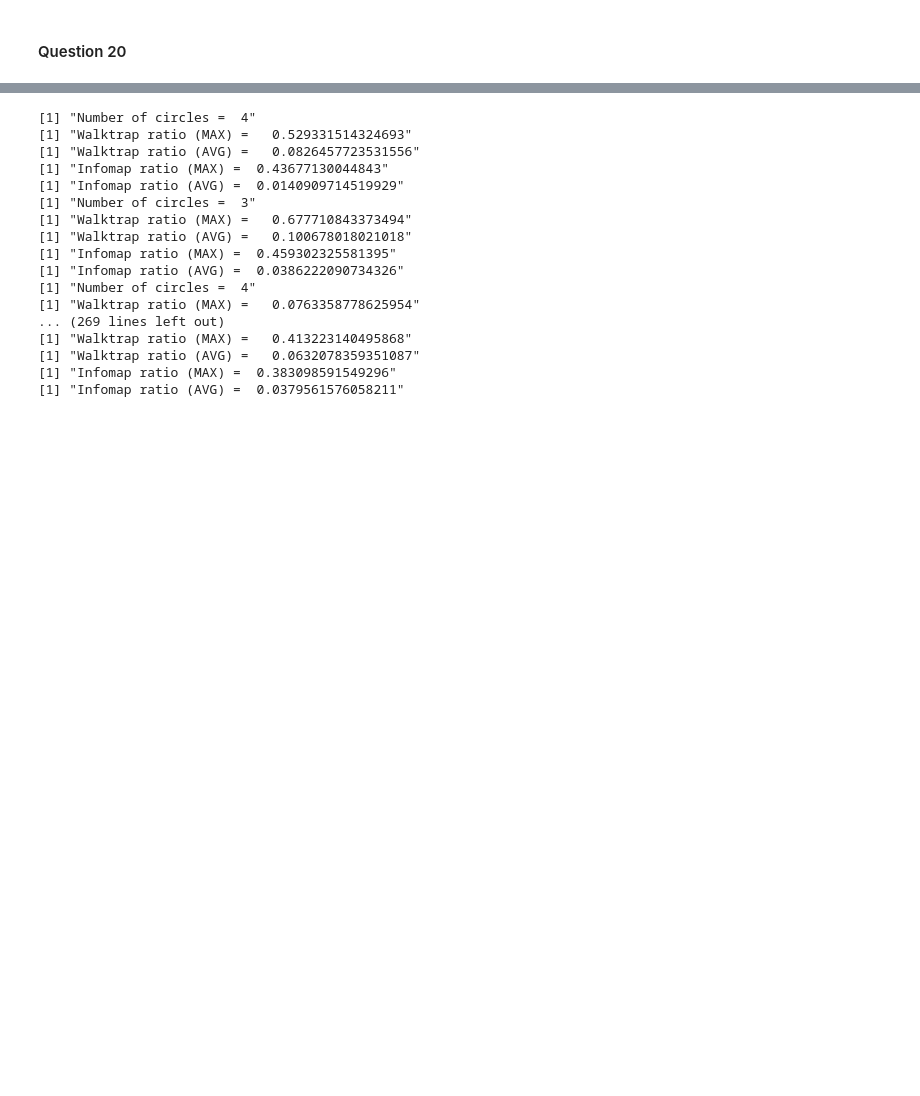
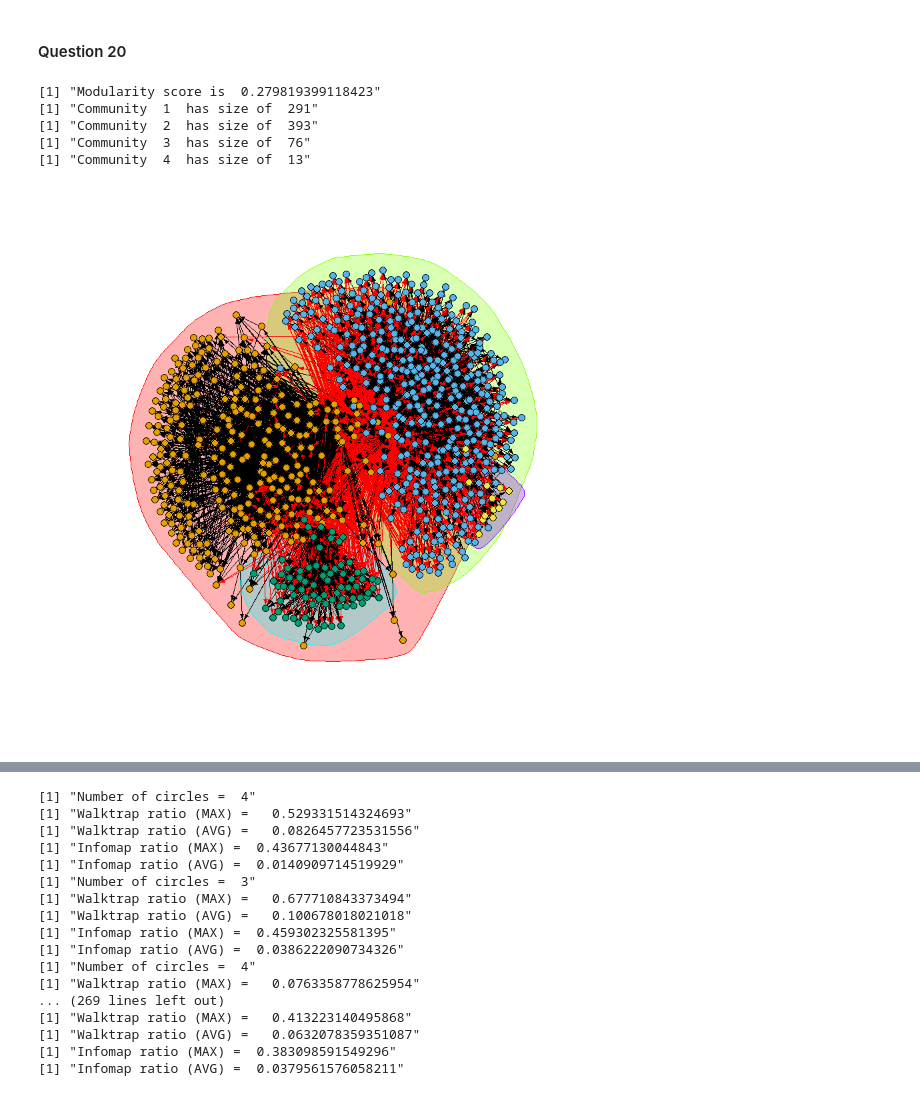
Before and after one commit to popo0293/232-P2, a Jupyter notebook: Part2.ipynb, the cells around one changed output, grey strips where cells are left out. Drawn from its saved outputs; the diff is of its cells as text; code cells hidden in the pictures; blank space fills up the shorter version.

```diff
--- a/Part2.ipynb
+++ b/Part2.ipynb
@@ -50,0 +48,17 @@ print(paste("Modularity score is ", modularity(walk1)))
+# %%
+walk1 = walktrap.community(g1)
+print(paste("Modularity score is ", modularity(walk1)))
+
+plot(walk1 , g1, vertex.label=NA, vertex.size=4, edge.arrow.size=.3)
+
+com_size = sizes(walk1)
+for (i in 1:length(walk1)){
+    print(paste("Community ", i," has size of ", com_size[i]))
+}
+# %% [output]
+[1] "Modularity score is  0.279819399118423"
+[1] "Community  1  has size of  291"
+[1] "Community  2  has size of  393"
+[1] "Community  3  has size of  76"
+[1] "Community  4  has size of  13"
+[figure, added]
```
Also changed, not shown: parts of 5 cells of this notebook.
